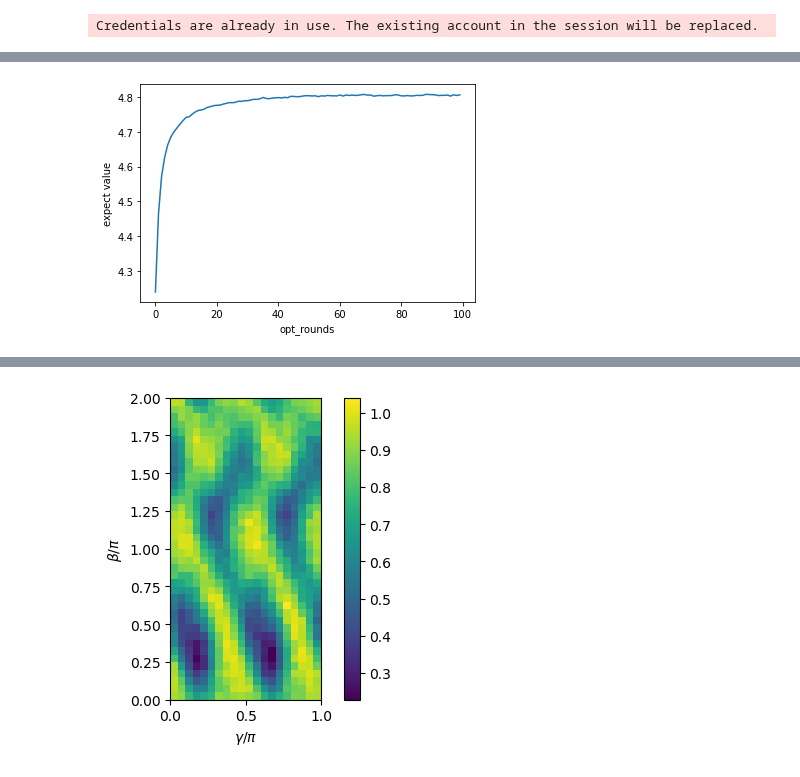
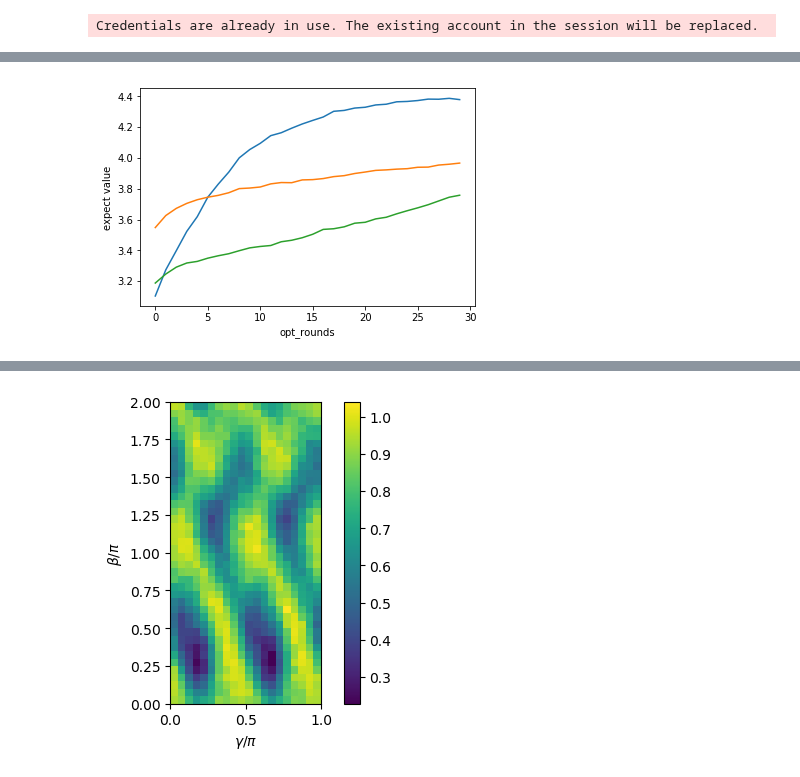
Before and after one commit to XunyiZhao/Quantum_Information_Project, a Jupyter notebook: k-colorable-subgraph.ipynb, the cells around one changed output, grey strips where cells are left out. Cells and saved outputs as stored; diff of their text form; code cells hidden in the pictures.

```diff
--- a/k-colorable-subgraph.ipynb
+++ b/k-colorable-subgraph.ipynb
@@ -224,12 +264,12 @@ class k_color:
 # %%
 #Hard to color: Prism
-G = nx.Graph([(0,1),(1,2),(2,3),(0,3),(0,4),(3,4),(2,5),(1,5),(4,5)])
+#G = nx.Graph([(0,1),(1,2),(2,3),(0,3),(0,4),(3,4),(2,5),(1,5),(4,5)])
 
 #nice testing graph k = 2
 #G = nx.Graph([(0,1),(1,2),(1,3),(0,2),(2,4),(1,4)])
 
 #nice testing graph k > 2
-#G = nx.Graph([(0,1),(1,2),(2,0),(3,2),(1,3),(3,0)])
+G = nx.Graph([(0,1),(1,2),(2,0),(3,2),(1,3),(3,0)])
 
 #G = nx.Graph([(0,1),(1,2),(0,2)])
 k_col = k_color(G)
@@ -242,15 +282,15 @@ k_col.draw()
 %%time
 
 colors = 3
-rounds = 100
+rounds = 30
 depth = 4
-shots = 200000
+shots = 100000
 rate = 0.01
 
 
 
-curve = k_col.train(colors, rounds, depth, shots, rate)
-plt.plot(curve)
+curve = k_col.train(colors, rounds, depth, shots, rate, train_iter=1)
+plt.plot(curve[0])
 plt.ylabel('expect value')
 plt.xlabel('opt_rounds')
 plt.show()
@@ -260,18 +301,9 @@ Wall time: 1h 3min 55s
 # %%
-%%time
-
-colors = 3
-rounds = 100
-depth = 4
-shots = 200000
-rate = 0.01
-
-
-
-curve = k_col.train(colors, rounds, depth, shots, rate)
-plt.plot(curve)
+plt.plot(curve[0])
+plt.plot(curve[1])
+plt.plot(curve[2])
 plt.ylabel('expect value')
 plt.xlabel('opt_rounds')
 plt.show()
 # %% [output]
-[figure, old version]
+[figure, new version]
```
Also changed, not shown: parts of 10 cells of this notebook, 2 other files.
